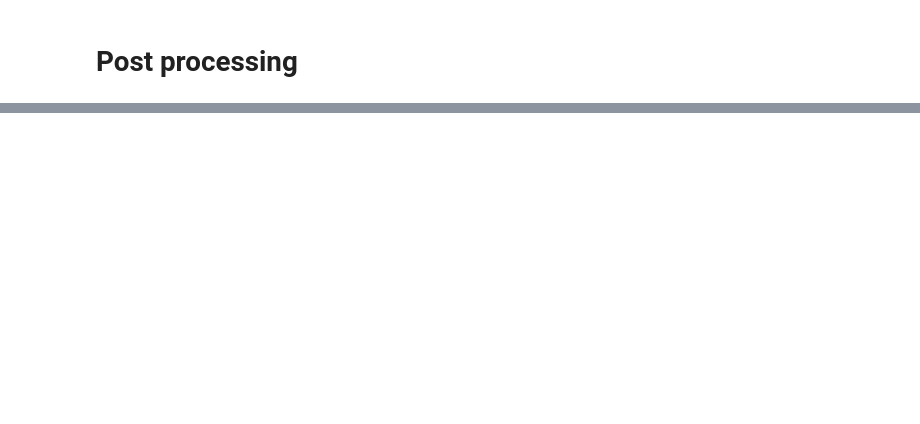
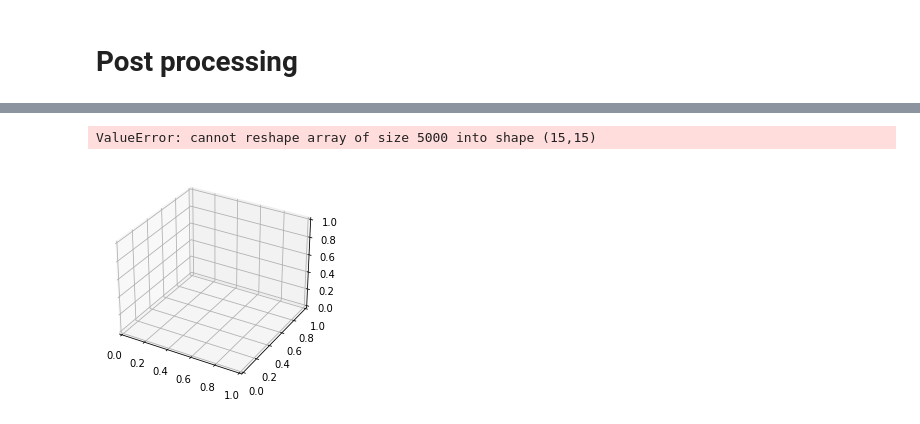
Before and after one commit to Jackmos/Multi-Fidelity-MCMC-methods, a Jupyter notebook: PACS_project2/Multiparameter/2-step/NNhf.ipynb, the cells around one changed output, grey strips where cells are left out. Drawn from its saved outputs; the diff is of its cells as text; code cells hidden in the pictures; blank space fills up the shorter version.

```diff
--- a/PACS_project2/Multiparameter/2-step/NNhf.ipynb
+++ b/PACS_project2/Multiparameter/2-step/NNhf.ipynb
@@ -176,3 +217,28 @@ plt.show()
+# %%
+#x, y = np.meshgrid(x, y)
+
+fig = plt.figure()
+ax = fig.add_subplot(111, projection='3d')
+
+# Plotta la superficie
+U_HF_test = U_HF_test.reshape(reaction_HF[:, 0].size, reaction_HF[:, 1].size)
+ax.plot_surface(reaction_HF[:,0], reaction_HF[:,1], U_HF_test, cmap='viridis')
+ax.plot_surface(reaction_HF[:,0], reaction_HF[:,1], U_HF, label="HF training points")
+plt.plot(reaction_HF[:,0], U_HF, "r*", markersize=5, label="HF training points")
+ax.plot_surface(
+    reaction_HF_test[:,0],reaction_HF_test[:,1],
+    finalModel.predict(reaction_HF_test),
+    "go",
+    linewidth=3,
+    label="Predicted HF model",
+)
+# Aggiungi una barra dei colori
+
+# Mostra il plot
+plt.show()
+# %% [output]
+ValueError: cannot reshape array of size 5000 into shape (15,15)
+[figure, added]
 # %%
 ########################     SAVE the OUTPUT      ##########################
 
```
Also changed, not shown: parts of 9 cells of this notebook, 26 other files.
